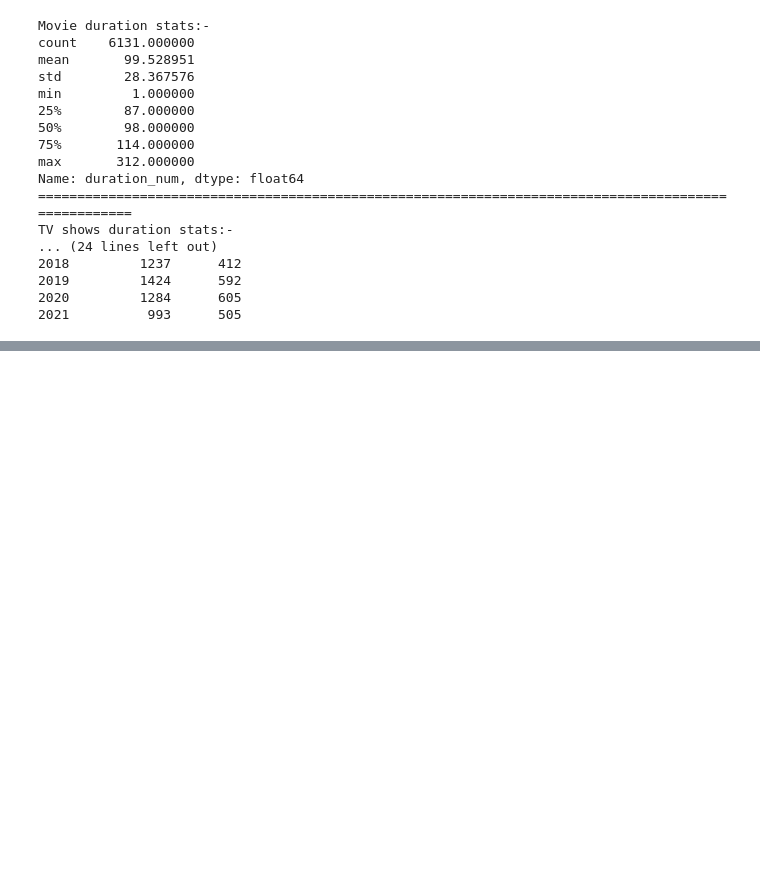
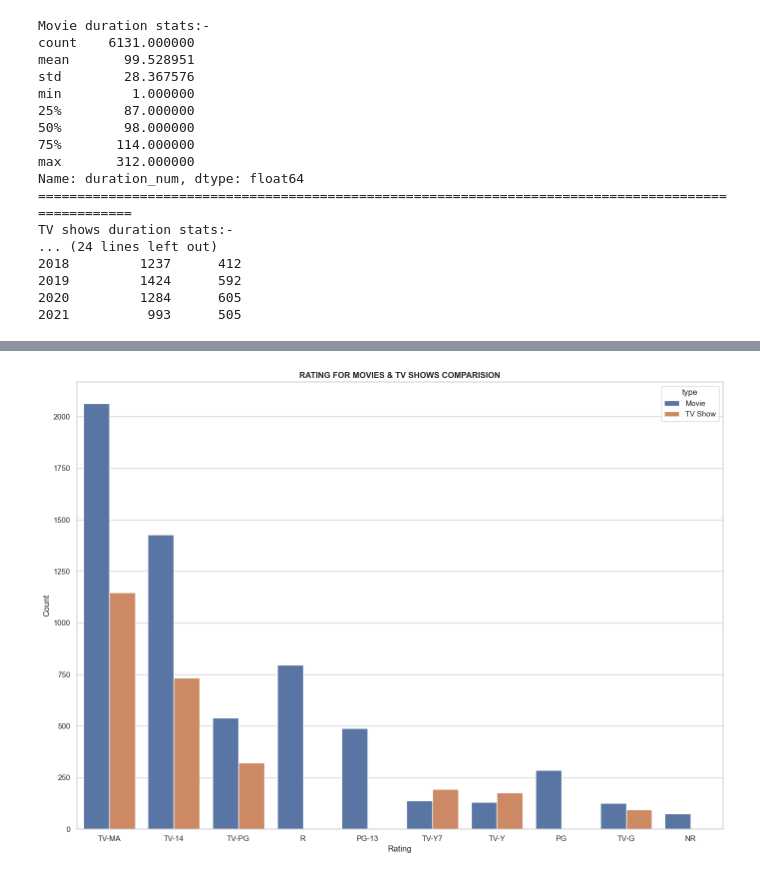
Before and after one commit to Ramcharan-AIML/Matplotlib_Problem_Solving, a Jupyter notebook: Seaborn_Practice.ipynb, the cells around one changed output, grey strips where cells are left out. Cells and saved outputs as stored; diff of their text form; code cells hidden in the pictures; blank space fills up the shorter version.

```diff
--- a/Seaborn_Practice.ipynb
+++ b/Seaborn_Practice.ipynb
@@ -629,0 +681,24 @@ TV shows duration stats:-
+# %%
+# TASK - 2
+
+top_ratings = df_netflix[
+    df_netflix["rating"].isin(
+    df_netflix["rating"].value_counts().head(10).index)]
+
+plt.figure(figsize=(14,10))
+sns.countplot(data=df_netflix, x='rating', hue='type', order=df_netflix["rating"].value_counts().head(10).index)
+
+plt.title("RATING FOR MOVIES & TV SHOWS COMPARISION",fontweight = 'bold')
+plt.xlabel("Rating")
+plt.ylabel("Count")
+
+plt.tight_layout()
+plt.show()
+# df_netflix
+# print(df_netflix['rating'].unique())
+
+# rating for movies are more high comparing to the TV shows due to more no.of movies are there
+# Usually netflix is targeting the adults people of TV MA ,
+# There are no rating for TVshows in the rating sector for PG,PG-13, R , NR, i don't know why the reason is i think there is no tvshows in those rating section
+# %% [output]
+[figure, added]
```
Also changed, not shown: parts of 8 cells of this notebook.
